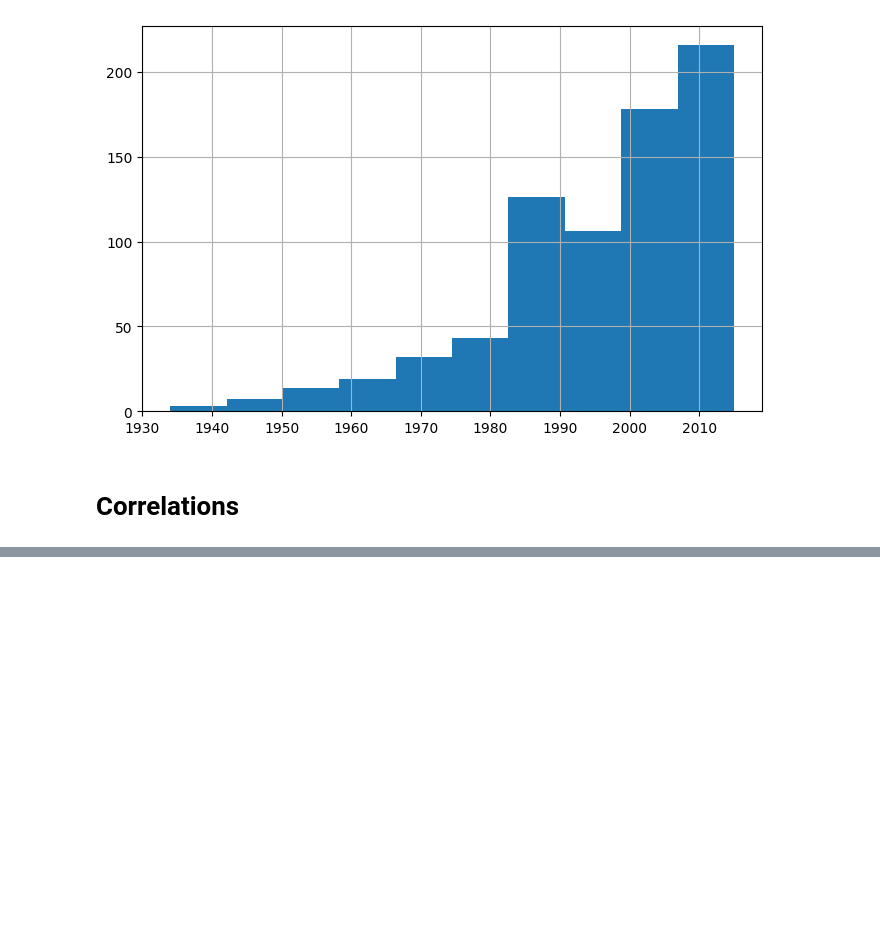
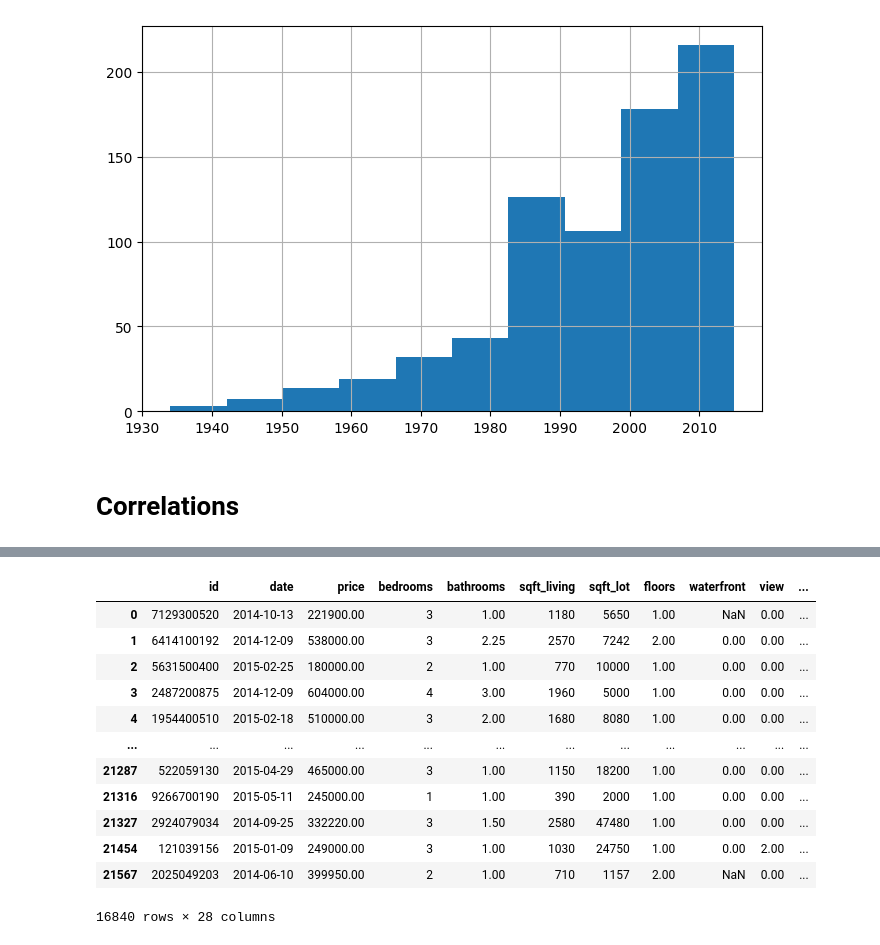
Before and after one commit to jan-schlautmann/ds-eda-housing-project, a Jupyter notebook: EDA.ipynb, the cells around one changed output, grey strips where cells are left out. Saved outputs shown, nothing was run; the diff lists cells and outputs as text; code cells hidden in the pictures; blank space fills up the shorter version.

```diff
--- a/EDA.ipynb
+++ b/EDA.ipynb
@@ -231,0 +307,16 @@ sns.stripplot(df.view,df.price, jitter=0.4)
+# %%
+df[df.yr_built < 2000]
+# %% [output]
+|  | id | date | price | bedrooms | bathrooms | sqft_living | sqft_lot | floors | waterfront | view | ... |
+| 0 | 7129300520 | 2014-10-13 | 221900.00 | 3 | 1.00 | 1180 | 5650 | 1.00 | NaN | 0.00 | ... |
+| 1 | 6414100192 | 2014-12-09 | 538000.00 | 3 | 2.25 | 2570 | 7242 | 2.00 | 0.00 | 0.00 | ... |
+| 2 | 5631500400 | 2015-02-25 | 180000.00 | 2 | 1.00 | 770 | 10000 | 1.00 | 0.00 | 0.00 | ... |
+| 3 | 2487200875 | 2014-12-09 | 604000.00 | 4 | 3.00 | 1960 | 5000 | 1.00 | 0.00 | 0.00 | ... |
+| 4 | 1954400510 | 2015-02-18 | 510000.00 | 3 | 2.00 | 1680 | 8080 | 1.00 | 0.00 | 0.00 | ... |
+| ... | ... | ... | ... | ... | ... | ... | ... | ... | ... | ... | ... |
+| 21287 | 522059130 | 2015-04-29 | 465000.00 | 3 | 1.00 | 1150 | 18200 | 1.00 | 0.00 | 0.00 | ... |
+| 21316 | 9266700190 | 2015-05-11 | 245000.00 | 1 | 1.00 | 390 | 2000 | 1.00 | 0.00 | 0.00 | ... |
+| 21327 | 2924079034 | 2014-09-25 | 332220.00 | 3 | 1.50 | 2580 | 47480 | 1.00 | 0.00 | 0.00 | ... |
+| 21454 | 121039156 | 2015-01-09 | 249000.00 | 3 | 1.00 | 1030 | 24750 | 1.00 | 0.00 | 2.00 | ... |
+| 21567 | 2025049203 | 2014-06-10 | 399950.00 | 2 | 1.00 | 710 | 1157 | 2.00 | NaN | 0.00 | ... |
+16840 rows × 28 columns
```
Also changed, not shown: parts of 10 cells of this notebook.
